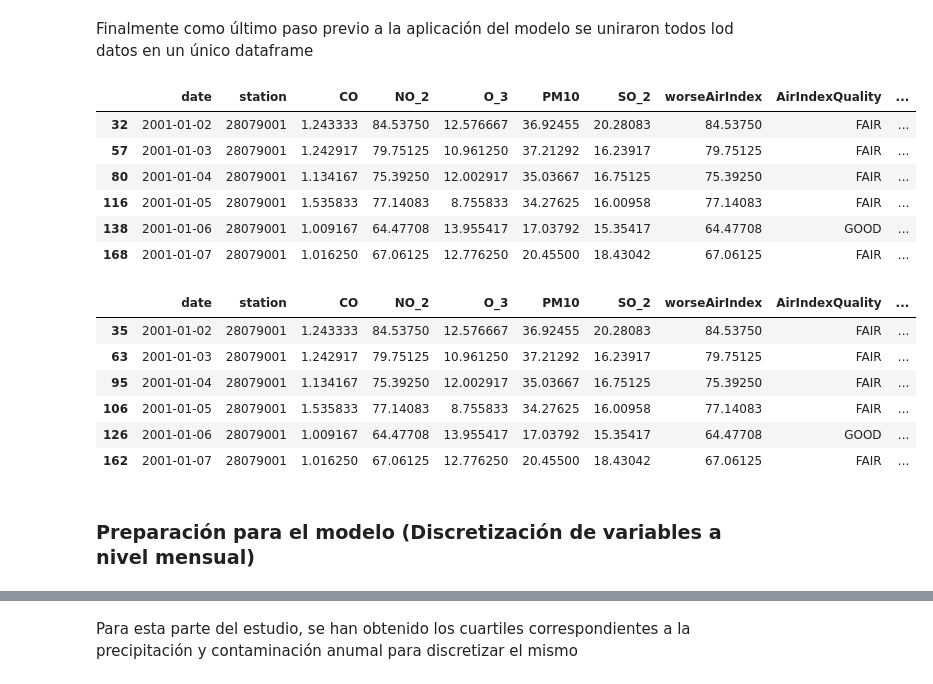
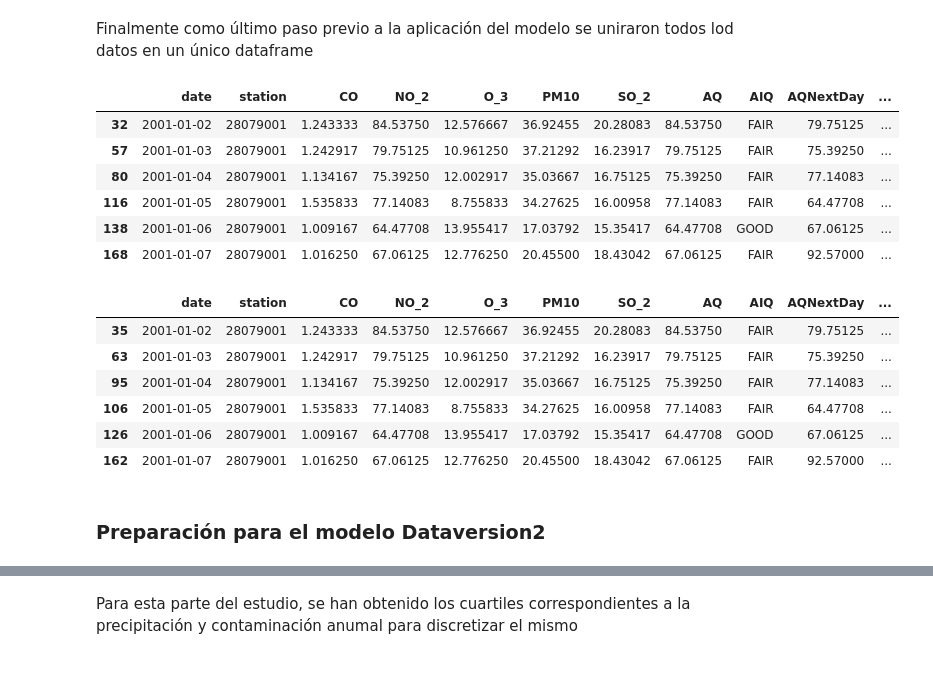
Before and after one commit to manumonforte/DataMining-BigDataParadigm, a Jupyter notebook: Estudio.ipynb, the cells around one changed output, grey strips where cells are left out. Saved outputs shown, nothing was run; the diff lists cells and outputs as text; code cells hidden in the pictures.

```diff
--- a/Estudio.ipynb
+++ b/Estudio.ipynb
@@ -808,6 +834,6 @@ A continuación discretizamos la columna anterior, creando una nueva columna con
     Poor (P)
     Very Poor (VP)
 # %%
-madrid[,"AirIndexQuality"] <- madrid$worseAirIndex
+madrid[,"AIQ"] <- madrid$AQ
 head(madrid)
 # %% [output]
@@ -820,14 +846,14 @@ head(madrid)
 | 28079001 | 2001-01-07 | 1.016250 | 67.06125 | 12.776250 | 20.45500 | 18.43042 | 67.06125 | 67.06125 |
 # %%
 madrid <- madrid %>%
-        mutate(AirIndexQuality = case_when (
+        mutate(AIQ = case_when (
 
-        AirIndexQuality>=0 & AirIndexQuality <=33       ~"VERY GOOD",
-        AirIndexQuality >=34 & AirIndexQuality <=66     ~"GOOD",
-        AirIndexQuality >=37 & AirIndexQuality <=99     ~"FAIR",
-        AirIndexQuality >=100 & AirIndexQuality <=149   ~"POOR",
-        AirIndexQuality >=150                           ~"VERY POOR",
-        TRUE                                            ~"NA",
+        AIQ>=0 & AIQ <=33       ~"VERY GOOD",
+        AIQ >=34 & AIQ <=66     ~"GOOD",
+        AIQ >=37 & AIQ <=99     ~"FAIR",
+        AIQ >=100 & AIQ <=149   ~"POOR",
+        AIQ >=150               ~"VERY POOR",
+        TRUE                    ~"NA",
         ))
 
 
@@ -841,7 +867,7 @@ head(madrid)
 | 28079001 | 2001-01-06 | 1.009167 | 64.47708 | 13.955417 | 17.03792 | 15.35417 | 64.47708 | GOOD |
 | 28079001 | 2001-01-07 | 1.016250 | 67.06125 | 12.776250 | 20.45500 | 18.43042 | 67.06125 | FAIR |
 # %%
-madrid[,"worseAIQNextDay"] <- NA
+madrid[,"AQNextDay"] <- NA
 madrid[,"AIQNextDay"] <- NA
 head(madrid)
 # %% [output]
@@ -856,9 +882,11 @@ head(madrid)
 #Falta alñadir la restricionde que cuando ponemos la del dia suigiente, al tener varias estaciones cuando una estacion no coincide con la anterior ignorarlo
 for(i in 2:nrow(madrid)-1) {
   #if(madrid[i-1,"station"] == madrid[i,"station"]){
-      madrid[i,"AIQNextDay"] = madrid[i+1,"AirIndexQuality"]
-      madrid[i,"worseAIQNextDay"] = madrid[i+1,"worseAirIndex"]
+      madrid[i,"AQNextDay"] = madrid[i+1,"AQ"]
+      madrid[i,"AIQNextDay"] = madrid[i+1,"AIQ"]
   #}
 }
+
+madrid02<- madrid #lo guardamos para la siguiente version
 head(madrid)
 # %% [output]
@@ -963,30 +991,29 @@ tail(wind)
 Finalmente como último paso previo a la aplicación del modelo se uniraron todos lod datos en un único dataframe
 # %%
 # Cruzamos los datos de las precipitaciones y la contaminacion por fecha
-data <- merge ( x = madrid, y = rainfall, by = "date")
-data <- data[order(data$station),]
-head(data)
+dataVersion1 <- merge ( x = madrid, y = rainfall, by = "date")
+dataVersion1 <- dataVersion1[order(dataVersion1$station),]
+head(dataVersion1)
 # %% [output]
-|  | date | station | CO | NO_2 | O_3 | PM10 | SO_2 | worseAirIndex | AirIndexQuality | ... |
-| 32 | 2001-01-02 | 28079001 | 1.243333 | 84.53750 | 12.576667 | 36.92455 | 20.28083 | 84.53750 | FAIR | ... |
-| 57 | 2001-01-03 | 28079001 | 1.242917 | 79.75125 | 10.961250 | 37.21292 | 16.23917 | 79.75125 | FAIR | ... |
-| 80 | 2001-01-04 | 28079001 | 1.134167 | 75.39250 | 12.002917 | 35.03667 | 16.75125 | 75.39250 | FAIR | ... |
-| 116 | 2001-01-05 | 28079001 | 1.535833 | 77.14083 | 8.755833 | 34.27625 | 16.00958 | 77.14083 | FAIR | ... |
-| 138 | 2001-01-06 | 28079001 | 1.009167 | 64.47708 | 13.955417 | 17.03792 | 15.35417 | 64.47708 | GOOD | ... |
-| 168 | 2001-01-07 | 28079001 | 1.016250 | 67.06125 | 12.776250 | 20.45500 | 18.43042 | 67.06125 | FAIR | ... |
+|  | date | station | CO | NO_2 | O_3 | PM10 | SO_2 | AQ | AIQ | AQNextDay | ... |
+| 32 | 2001-01-02 | 28079001 | 1.243333 | 84.53750 | 12.576667 | 36.92455 | 20.28083 | 84.53750 | FAIR | 79.75125 | ... |
+| 57 | 2001-01-03 | 28079001 | 1.242917 | 79.75125 | 10.961250 | 37.21292 | 16.23917 | 79.75125 | FAIR | 75.39250 | ... |
+| 80 | 2001-01-04 | 28079001 | 1.134167 | 75.39250 | 12.002917 | 35.03667 | 16.75125 | 75.39250 | FAIR | 77.14083 | ... |
+| 116 | 2001-01-05 | 28079001 | 1.535833 | 77.14083 | 8.755833 | 34.27625 | 16.00958 | 77.14083 | FAIR | 64.47708 | ... |
+| 138 | 2001-01-06 | 28079001 | 1.009167 | 64.47708 | 13.955417 | 17.03792 | 15.35417 | 64.47708 | GOOD | 67.06125 | ... |
+| 168 | 2001-01-07 | 28079001 | 1.016250 | 67.06125 | 12.776250 | 20.45500 | 18.43042 | 67.06125 | FAIR | 92.57000 | ... |
 # %%
 # Cruzamos los datos con el viento
-data <- merge ( x = data, y = wind, by = "date",)
-data <- data[order(data$station),]
-head(data)
-rm(wind)
+dataVersion1 <- merge ( x = dataVersion1, y = wind, by = "date",)
+dataVersion1 <- dataVersion1[order(dataVersion1$station),]
+head(dataVersion1)
 # %% [output]
-|  | date | station | CO | NO_2 | O_3 | PM10 | SO_2 | worseAirIndex | AirIndexQuality | ... |
-| 35 | 2001-01-02 | 28079001 | 1.243333 | 84.53750 | 12.576667 | 36.92455 | 20.28083 | 84.53750 | FAIR | ... |
-| 63 | 2001-01-03 | 28079001 | 1.242917 | 79.75125 | 10.961250 | 37.21292 | 16.23917 | 79.75125 | FAIR | ... |
-| 95 | 2001-01-04 | 28079001 | 1.134167 | 75.39250 | 12.002917 | 35.03667 | 16.75125 | 75.39250 | FAIR | ... |
-| 106 | 2001-01-05 | 28079001 | 1.535833 | 77.14083 | 8.755833 | 34.27625 | 16.00958 | 77.14083 | FAIR | ... |
-| 126 | 2001-01-06 | 28079001 | 1.009167 | 64.47708 | 13.955417 | 17.03792 | 15.35417 | 64.47708 | GOOD | ... |
-| 162 | 2001-01-07 | 28079001 | 1.016250 | 67.06125 | 12.776250 | 20.45500 | 18.43042 | 67.06125 | FAIR | ... |
+|  | date | station | CO | NO_2 | O_3 | PM10 | SO_2 | AQ | AIQ | AQNextDay | ... |
+| 35 | 2001-01-02 | 28079001 | 1.243333 | 84.53750 | 12.576667 | 36.92455 | 20.28083 | 84.53750 | FAIR | 79.75125 | ... |
+| 63 | 2001-01-03 | 28079001 | 1.242917 | 79.75125 | 10.961250 | 37.21292 | 16.23917 | 79.75125 | FAIR | 75.39250 | ... |
+| 95 | 2001-01-04 | 28079001 | 1.134167 | 75.39250 | 12.002917 | 35.03667 | 16.75125 | 75.39250 | FAIR | 77.14083 | ... |
+| 106 | 2001-01-05 | 28079001 | 1.535833 | 77.14083 | 8.755833 | 34.27625 | 16.00958 | 77.14083 | FAIR | 64.47708 | ... |
+| 126 | 2001-01-06 | 28079001 | 1.009167 | 64.47708 | 13.955417 | 17.03792 | 15.35417 | 64.47708 | GOOD | 67.06125 | ... |
+| 162 | 2001-01-07 | 28079001 | 1.016250 | 67.06125 | 12.776250 | 20.45500 | 18.43042 | 67.06125 | FAIR | 92.57000 | ... |
 # %% [markdown]
-### Preparación para el modelo (Discretización de variables a nivel mensual)
+### Preparación para el modelo Dataversion2
```
Also changed, not shown: parts of 102 cells of this notebook.
